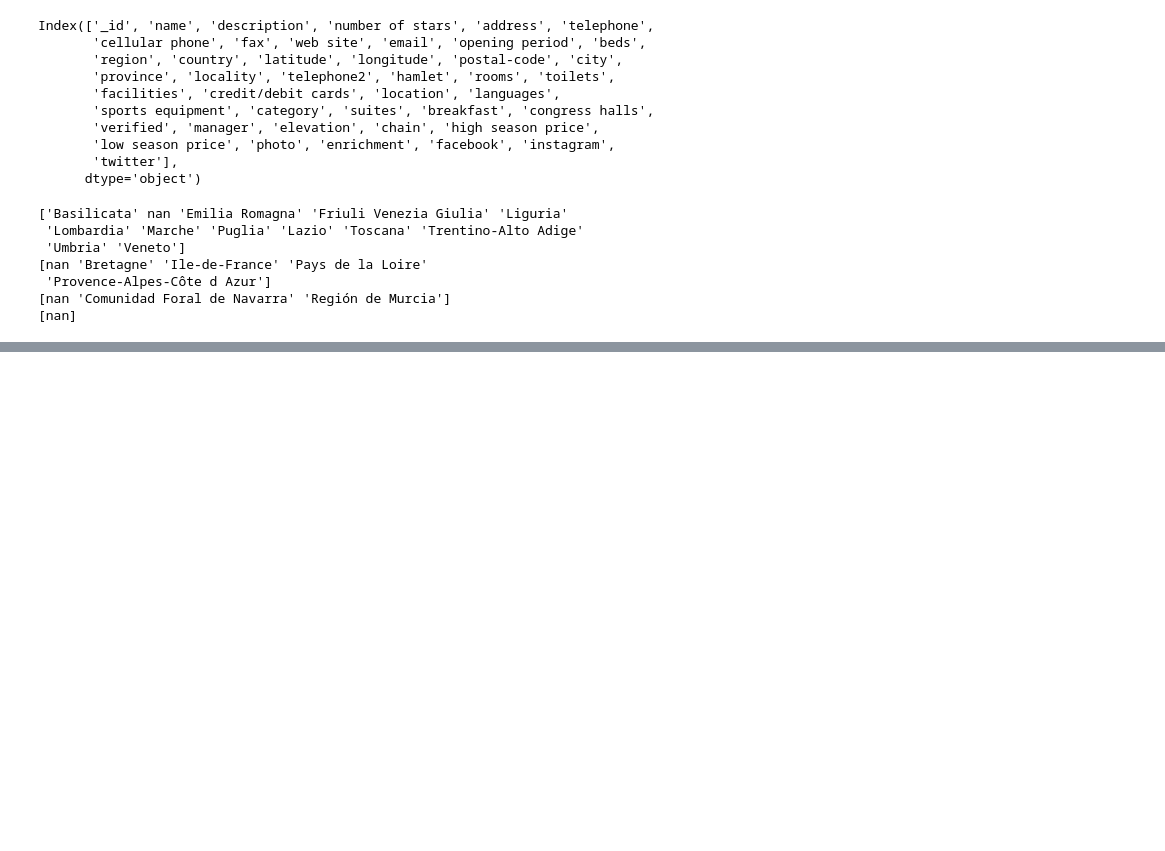
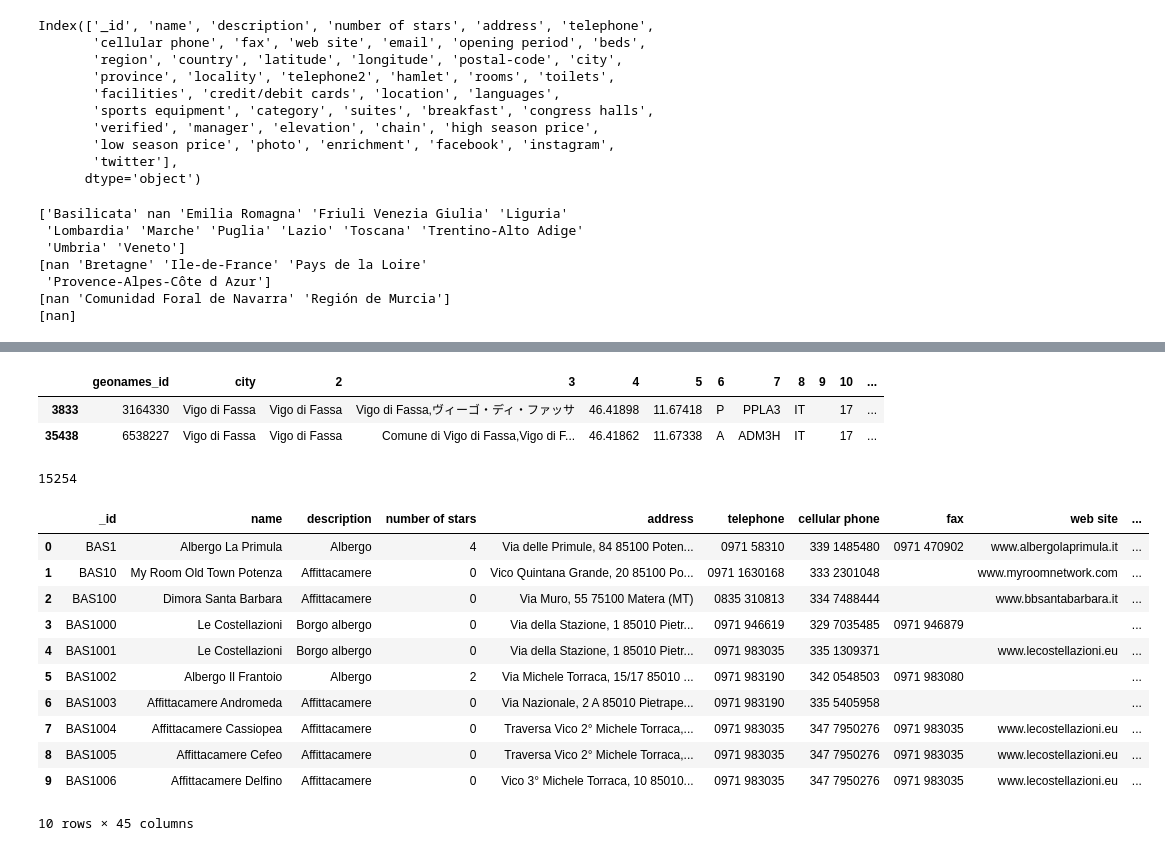
Before and after one commit to alod83/papers, a Jupyter notebook: tourpedia2/Analyse Accommodations.ipynb, the cells around one changed output, grey strips where cells are left out. Saved outputs shown, nothing was run; the diff lists cells and outputs as text; code cells hidden in the pictures; blank space fills up the shorter version.

```diff
--- a/tourpedia2/Analyse Accommodations.ipynb
+++ b/tourpedia2/Analyse Accommodations.ipynb
@@ -133,0 +256,15 @@ for country in countries:
+# %%
+df.loc[df['region'] == 'Piemonte', ['country']] = 'IT'
+# %%
+# accenti sbagliati
+# iniziali minuscole
+# nome in due lingue
+df.loc[df['city'] == "Citta' di castello", ['city']] = "Città di Castello"
+df.loc[df['city'] == "Nardo'", ['city']] = "Nardò"
+df.loc[df['city'] == "Citta' della pieve", ['city']] = "Città della pieve"
+df.loc[df['city'] == "Forli'", ['city']] = "Forlì"
+df.loc[df['city'] == "CANAZEI - CIANACEI", ['city']] = "Canazei"
+df.loc[df['city'] == "MOENA - MOENA", ['city']] = "Moena"
+df.loc[df['city'] == "POZZA DI FASSA - POZA", ['city']] = "Pozza di Fassa"
+df.loc[df['city'] == "VIGO DI FASSA - VICH", ['city']] = "Vigo di Fassa"
+df.loc[df['city'] == "CAMPITELLO DI FASSA - CIAMPEDEL", ['city']] = "Campitello di Fassa"
@@ -133,0 +387,50 @@ for country in countries:
+# %%
+cdf[cdf['city'] == 'Vigo di Fassa']
+# %% [output]
+|  | geonames_id | city | 2 | 3 | 4 | 5 | 6 | 7 | 8 | 9 | 10 | ... |
+| 3833 | 3164330 | Vigo di Fassa | Vigo di Fassa | Vigo di Fassa,ヴィーゴ・ディ・ファッサ | 46.41898 | 11.67418 | P | PPLA3 | IT |  | 17 | ... |
+| 35438 | 6538227 | Vigo di Fassa | Vigo di Fassa | Comune di Vigo di Fassa,Vigo di F... | 46.41862 | 11.67338 | A | ADM3H | IT |  | 17 | ... |
+# %%
+len(nfl_df['city'].unique())
+# %% [output]
+15254
+# %%
+geonames_id = []
+count_not_found = 0
+not_found_list = []
+for i in range(0, n):
+    if str(df['city'][i]) != 'nan':
+        city = df['city'][i]
+        country = df['country'][i]
+
+
+        url = burl + urllib.parse.quote(city + " " + country) + username
+        print(i)
+        with urllib.request.urlopen(url) as url:
+            data = json.loads(url.read().decode())
+            print(data)
+            if 'geonames' in data:
+                if data['geonames']:
+                    #geonames_id.append(data['geonames'][0]['geonameId'])
+                    df['geonames_id'][i] = data['geonames'][0]['geonameId']
+                else:
+                    count_not_found += 1
+                    not_found_list.append({'city': city, 'country' : country})
+            else:
+                count_not_found += 1
+                not_found_list.append({'city': city, 'country' : country})
+# %%
+df.head(10)
+# %% [output]
+|  | _id | name | description | number of stars | address | telephone | cellular phone | fax | web site | ... |
+| 0 | BAS1 | Albergo La Primula | Albergo | 4 | Via delle Primule, 84 85100 Poten... | 0971 58310 | 339 1485480 | 0971 470902 | www.albergolaprimula.it | ... |
+| 1 | BAS10 | My Room Old Town Potenza | Affittacamere | 0 | Vico Quintana Grande, 20 85100 Po... | 0971 1630168 | 333 2301048 |  | www.myroomnetwork.com | ... |
+| 2 | BAS100 | Dimora Santa Barbara | Affittacamere | 0 | Via Muro, 55 75100 Matera (MT) | 0835 310813 | 334 7488444 |  | www.bbsantabarbara.it | ... |
+| 3 | BAS1000 | Le Costellazioni | Borgo albergo | 0 | Via della Stazione, 1 85010 Pietr... | 0971 946619 | 329 7035485 | 0971 946879 |  | ... |
+| 4 | BAS1001 | Le Costellazioni | Borgo albergo | 0 | Via della Stazione, 1 85010 Pietr... | 0971 983035 | 335 1309371 |  | www.lecostellazioni.eu | ... |
+| 5 | BAS1002 | Albergo Il Frantoio | Albergo | 2 | Via Michele Torraca, 15/17 85010 ... | 0971 983190 | 342 0548503 | 0971 983080 |  | ... |
+| 6 | BAS1003 | Affittacamere Andromeda | Affittacamere | 0 | Via Nazionale, 2 A 85010 Pietrape... | 0971 983190 | 335 5405958 |  |  | ... |
+| 7 | BAS1004 | Affittacamere Cassiopea | Affittacamere | 0 | Traversa Vico 2° Michele Torraca,... | 0971 983035 | 347 7950276 | 0971 983035 | www.lecostellazioni.eu | ... |
+| 8 | BAS1005 | Affittacamere Cefeo | Affittacamere | 0 | Traversa Vico 2° Michele Torraca,... | 0971 983035 | 347 7950276 | 0971 983035 | www.lecostellazioni.eu | ... |
+| 9 | BAS1006 | Affittacamere Delfino | Affittacamere | 0 | Vico 3° Michele Torraca, 10 85010... | 0971 983035 | 347 7950276 | 0971 983035 | www.lecostellazioni.eu | ... |
+10 rows × 45 columns
```
Also changed, not shown: parts of 31 cells of this notebook, 3 other files.
